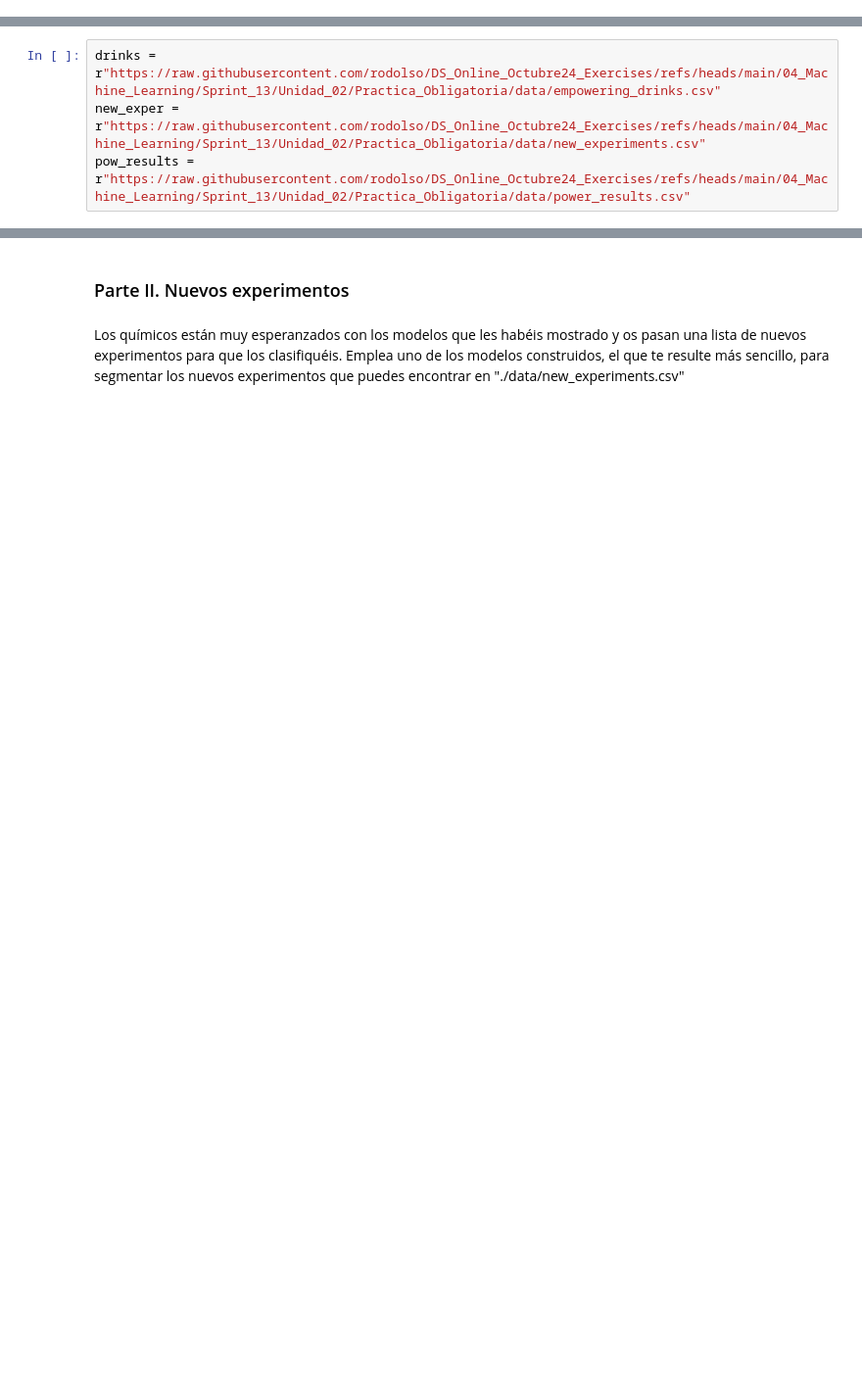
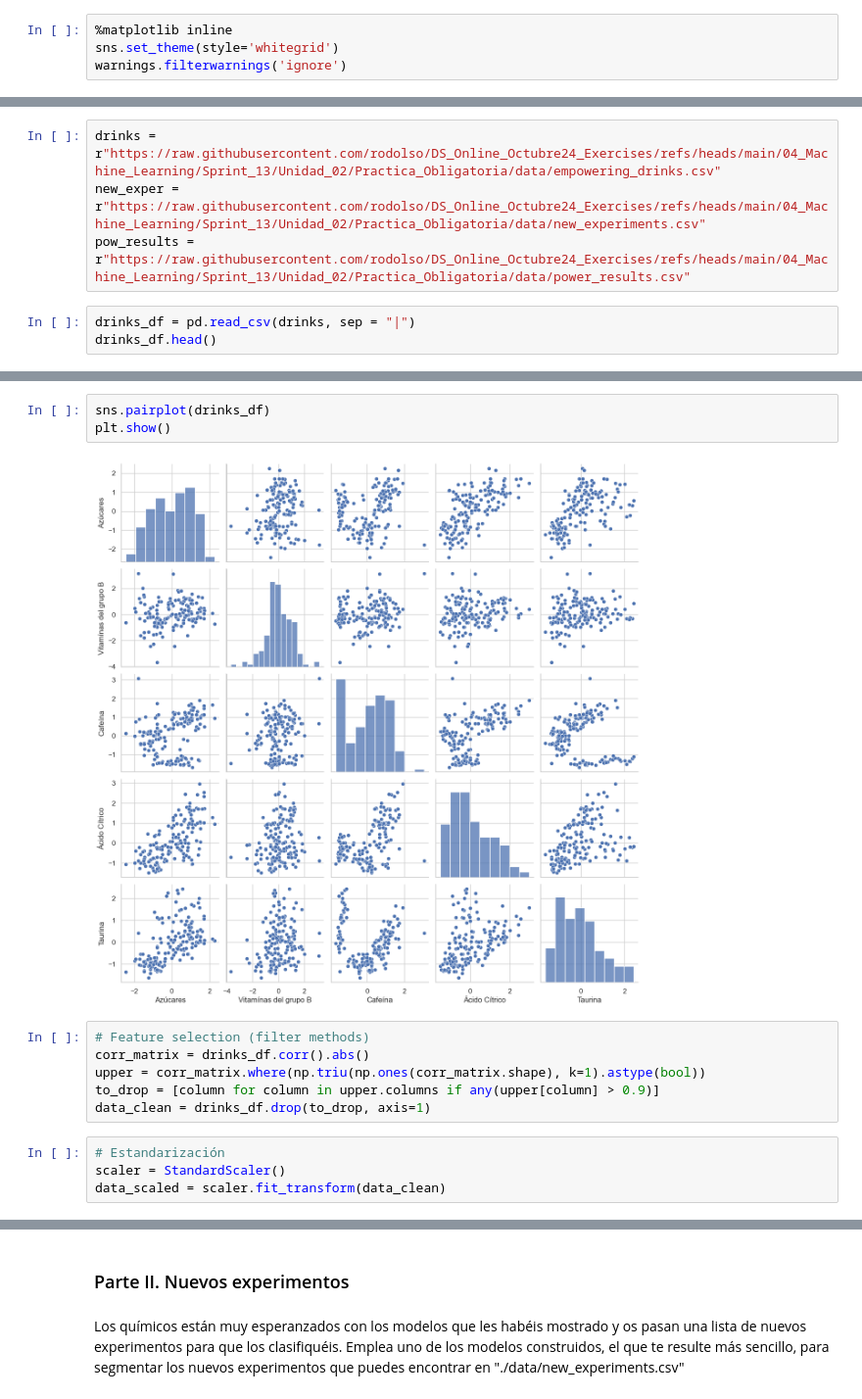
Before and after one commit to CanaryBrianArmas/ONLINE_DS_THEBRIDGE_-Ejercicios-a-corregir, a Jupyter notebook: Sprint_13/Unidad_2/18_Practica_Obligatoria_Clustering_II.ipynb, the cells around one changed output, grey strips where cells are left out. Shown at 98% size. Saved outputs shown, nothing was run; the diff lists cells and outputs as text; blank space fills up the shorter version.

```diff
--- a/Sprint_13/Unidad_2/18_Practica_Obligatoria_Clustering_II.ipynb
+++ b/Sprint_13/Unidad_2/18_Practica_Obligatoria_Clustering_II.ipynb
@@ -16,3 +25,7 @@ Importa los paquetes y módulos que necesites a lo largo del notebook
+# %%
+%matplotlib inline
+sns.set_theme(style='whitegrid')
+warnings.filterwarnings('ignore')
 # %% [markdown]
 ### Parte I. Modelado
 # %% [markdown]
@@ -43,3 +56,6 @@ Recuerda que el proceso es similar a lo que vimos en el otro tipo de aprendizaje
 drinks = r"https://raw.githubusercontent.com/rodolso/DS_Online_Octubre24_Exercises/refs/heads/main/04_Machine_Learning/Sprint_13/Unidad_02/Practica_Obligatoria/data/empowering_drinks.csv"
 new_exper = r"https://raw.githubusercontent.com/rodolso/DS_Online_Octubre24_Exercises/refs/heads/main/04_Machine_Learning/Sprint_13/Unidad_02/Practica_Obligatoria/data/new_experiments.csv"
 pow_results = r"https://raw.githubusercontent.com/rodolso/DS_Online_Octubre24_Exercises/refs/heads/main/04_Machine_Learning/Sprint_13/Unidad_02/Practica_Obligatoria/data/power_results.csv"
+# %%
+drinks_df = pd.read_csv(drinks, sep = "|")
+drinks_df.head()
@@ -45,0 +96,15 @@ pow_results = r"https://raw.githubusercontent.com/rodolso/DS_Online_Octubre24_Ex
+# %%
+sns.pairplot(drinks_df)
+plt.show()
+# %% [output]
+[figure, added]
+# %%
+# Feature selection (filter methods)
+corr_matrix = drinks_df.corr().abs()
+upper = corr_matrix.where(np.triu(np.ones(corr_matrix.shape), k=1).astype(bool))
+to_drop = [column for column in upper.columns if any(upper[column] > 0.9)]
+data_clean = drinks_df.drop(to_drop, axis=1)
+# %%
+# Estandarización
+scaler = StandardScaler()
+data_scaled = scaler.fit_transform(data_clean)
```
Also changed, not shown: parts of 10 cells of this notebook.
